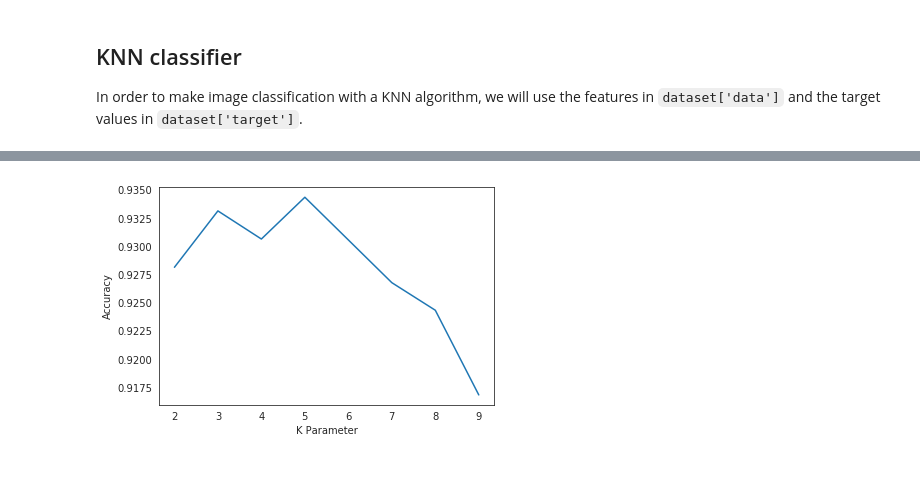
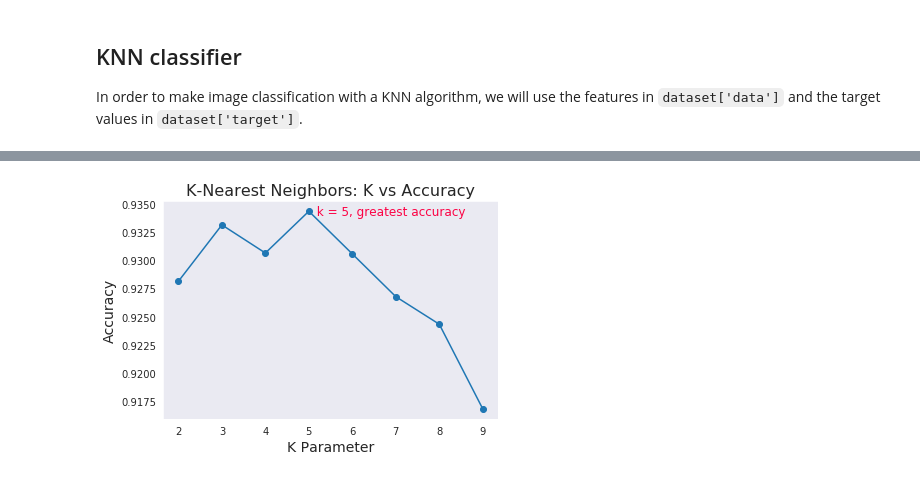
Before and after one commit to asisloustau/creations, a Jupyter notebook: handwritten_digits_classifier/digit_classifier.ipynb, the cells around one changed output, grey strips where cells are left out. Cells and saved outputs as stored; diff of their text form; code cells hidden in the pictures.

Commit message:
Classifier Rev 0 - Minor fixes

```diff
--- a/handwritten_digits_classifier/digit_classifier.ipynb
+++ b/handwritten_digits_classifier/digit_classifier.ipynb
@@ -92,23 +100,3 @@ for i in range(8):
 # %% [markdown]
 ## KNN classifier
 In order to make image classification with a KNN algorithm, we will use the features in `dataset['data']` and the target values in `dataset['target']`.
-# %%
-# add to this: either use pandas or use KFold for train and test randomization
-train_features = dataset['data'][:1000]
-test_features = dataset['data'][1000:]
-train_target = dataset['target'][:1000]
-test_target = dataset['target'][1000:]
-
-
-def train(train_features,train_target,k=5):
-    knc = KNeighborsClassifier(n_neighbors=k)
-    knc.fit(train_features,train_target)
-    return knc
-
-def test(train_features,test_features,train_target,test_target,k=5):
-    knc = train(train_features,train_target,k)
-    predictions = knc.predict(test_features)
-    accuracy = cross_val_score(knc,test_features,test_target)
-    return accuracy
-
-test(train_features,test_features,train_target,test_target,k=3)
@@ -117,14 +148,18 @@ array([0.96666667, 0.92857143, 0.90421456])
 # %%
 accuracies = list()
 accuracies_means = list()
 
 for i in range(2,10):
-    accuracy = test(train_features,test_features,train_target,test_target,k=i)
+    knc_model = train(train_features,train_target,k=i)
+    accuracy = test(knc_model,test_features,test_target)
     accuracies.append(accuracy)
-    accuracies_means.append(np.mean(accuracy))
+    accuracies_means.append(np.mean(accuracy)) # we will use the mean of the folds as accuracy metric
 
-plt.xlabel('K Parameter')
-plt.ylabel('Accuracy')
-plt.plot([i for i in range(2,10)],accuracies_means);
+sns.set_style('dark')
+plt.xlabel('K Parameter',fontsize=14)
+plt.ylabel('Accuracy',fontsize=14)
+plt.title("K-Nearest Neighbors: K vs Accuracy",fontsize=16)
+plt.plot([i for i in range(2,10)],accuracies_means,linestyle='-', marker='o');
+plt.annotate('  k = 5, greatest accuracy',(5,.934),color="#fc0345",fontsize=12);
 # %% [output]
-[figure, old version]
+[figure, new version]
```
Also changed, not shown: parts of 8 cells of this notebook.
